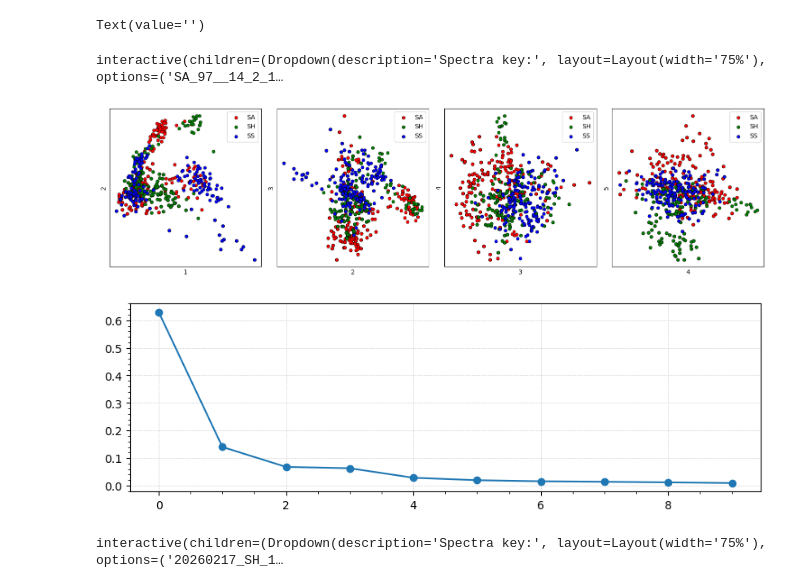
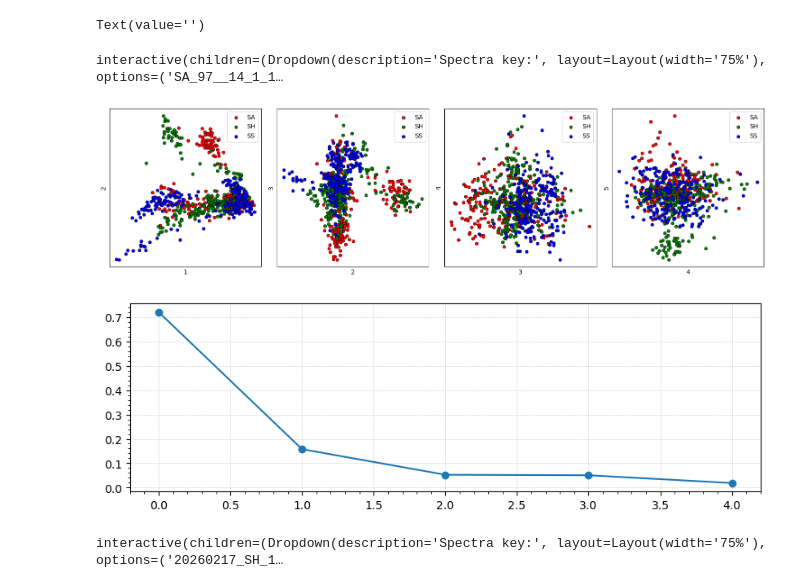
Before and after one commit to intellimath/irsa, a Jupyter notebook: examples/load_spectra_14_origin.ipynb, the cells around one changed output. Drawn from its saved outputs; the diff is of its cells as text; code cells hidden in the pictures.

```diff
--- a/examples/load_spectra_14_origin.ipynb
+++ b/examples/load_spectra_14_origin.ipynb
@@ -163,9 +167,9 @@ dd_SA = dd2.subcollection_by_attr_value("вид_бактерий", "SA")
 dd_SS = dd2.subcollection_by_attr_value("вид_бактерий", "SS")
 dd_SH = dd2.subcollection_by_attr_value("вид_бактерий", "SH")
 # %%
-dd_SA.plot_spectra(False)
+dd_SA.plot_spectra(False, ms=1)
 # %% [output]
-interactive(children=(Dropdown(description='Spectra key:', layout=Layout(width='75%'), options=('SA_97__14_2_1…
+interactive(children=(Dropdown(description='Spectra key:', layout=Layout(width='75%'), options=('SA_97__14_1_1…
 # %%
 # dd2.plot_topf(tval=0, crop=400, n_peaks=None)
 # dd3 = dd2.topf(tval=0, crop=400, sub_valleys=False)
@@ -175,36 +179,36 @@ interactive(children=(Dropdown(description='Spectra key:', layout=Layout(width='
 Ys_SA = dd_SA.union_y()
 Ys_SS = dd_SS.union_y()
 Ys_SH = dd_SH.union_y()
 Ys = dd2.union_y()
 
-c, As, Ls = pca.find_loc_and_pc(Ys, 10)
+c, As, Ls = pca.find_loc_and_pc(Ys, 5)
 U = (Ys - c) @ As.T
 U_SA = (Ys_SA - c) @ As.T
 U_SS = (Ys_SS - c) @ As.T
 U_SH = (Ys_SH - c) @ As.T
 plt.figure(figsize=(15,4))
 for i in range(4):
     plt.subplot(1,4,i+1)
     plt.scatter(U_SA[:,i], U_SA[:,i+1], s=25, c='r', edgecolors='k', linewidth=0.5, label="SA")
     plt.scatter(U_SH[:,i], U_SH[:,i+1], s=25, c='g', edgecolors='k', linewidth=0.5, label="SH")
     plt.scatter(U_SS[:,i], U_SS[:,i+1], s=25, c='b', edgecolors='k', linewidth=0.5, label="SS")
     plt.xlabel(str(i+1))
     plt.ylabel(str(i+2))
     plt.xticks([])
     plt.yticks([])
     plt.legend()
 plt.tight_layout()
 plt.legend()
 plt.show()
 
 plt.figure(figsize=(10,3))
 plt.plot(Ls/Ls.sum(), marker='o')
 plt.grid(ls=':', lw=0.5)
 plt.minorticks_on()
 plt.show()
 # %% [output]
-[figure, old version]
+[figure, new version]
-[figure, old version]
+[figure, new version]
 # %%
 # dd2.drop_zeros_spectrum()
 # dd2.drop_notfinite()
```
Also changed, not shown: parts of 17 cells of this notebook, 16 other files.
